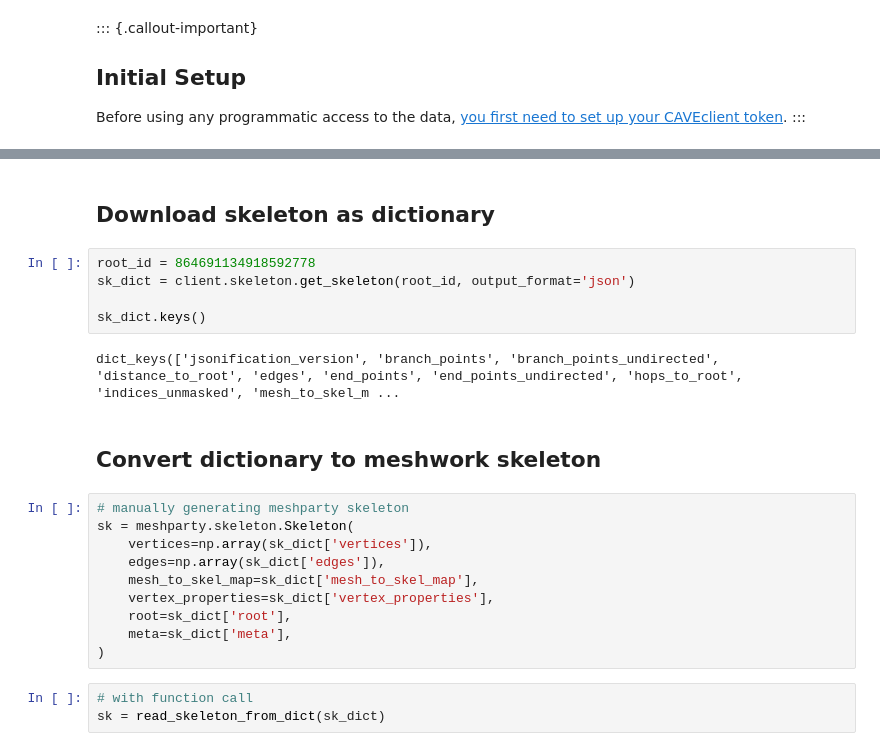
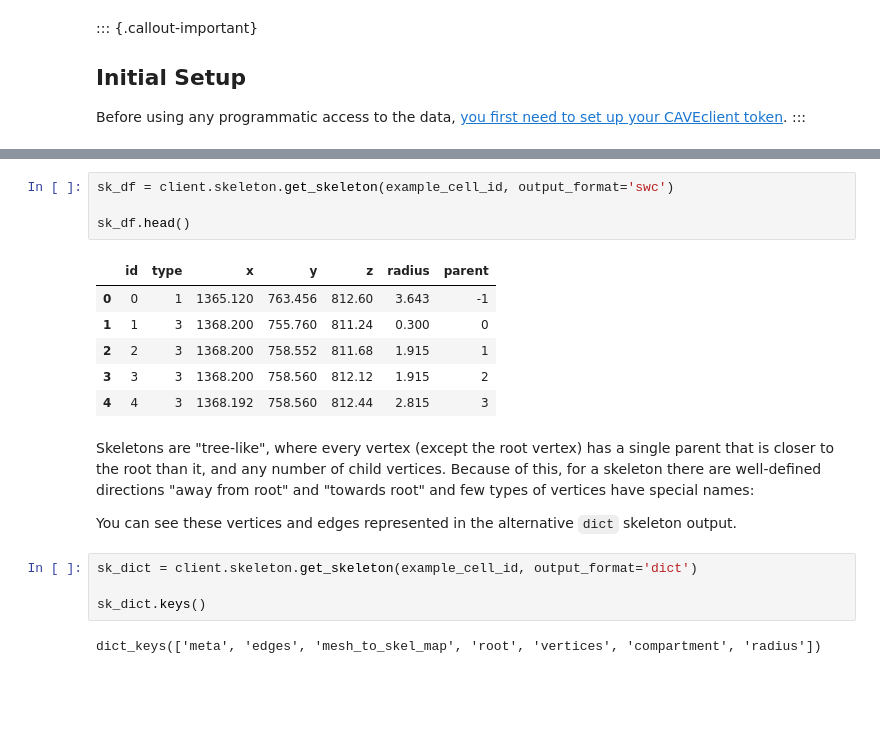
Before and after one commit to AllenInstitute/microns_tutorial, a Jupyter notebook: tutorial_book/quickstart_notebooks/07-cave-download-skeleton.ipynb, the cells around one changed output, grey strips where cells are left out. Cells and saved outputs as stored; diff of their text form; blank space fills up the shorter version.

```diff
--- a/tutorial_book/quickstart_notebooks/07-cave-download-skeleton.ipynb
+++ b/tutorial_book/quickstart_notebooks/07-cave-download-skeleton.ipynb
@@ -95,24 +64,21 @@ def read_skeleton_from_dict(f):
-# %% [markdown]
-## Download skeleton as dictionary
+# %%
+sk_df = client.skeleton.get_skeleton(example_cell_id, output_format='swc')
+
+sk_df.head()
+# %% [output]
+|  | id | type | x | y | z | radius | parent |
+| 0 | 0 | 1 | 1365.120 | 763.456 | 812.60 | 3.643 | -1 |
+| 1 | 1 | 3 | 1368.200 | 755.760 | 811.24 | 0.300 | 0 |
+| 2 | 2 | 3 | 1368.200 | 758.552 | 811.68 | 1.915 | 1 |
+| 3 | 3 | 3 | 1368.200 | 758.560 | 812.12 | 1.915 | 2 |
+| 4 | 4 | 3 | 1368.192 | 758.560 | 812.44 | 2.815 | 3 |
+# %% [markdown]
+Skeletons are "tree-like", where every vertex (except the root vertex) has a single parent that is closer to the root than it, and any number of child vertices. Because of this, for a skeleton there are well-defined directions "away from root" and "towards root" and few types of vertices have special names:
+
+You can see these vertices and edges represented in the alternative `dict` skeleton output.
 # %%
-root_id = 864691134918592778
-sk_dict = client.skeleton.get_skeleton(root_id, output_format='json')
+sk_dict = client.skeleton.get_skeleton(example_cell_id, output_format='dict')
 
 sk_dict.keys()
 # %% [output]
-dict_keys(['jsonification_version', 'branch_points', 'branch_points_undirected', 'distance_to_root', 'edges', 'end_points', 'end_points_undirected', 'hops_to_root', 'indices_unmasked', 'mesh_to_skel_m ...
+dict_keys(['meta', 'edges', 'mesh_to_skel_map', 'root', 'vertices', 'compartment', 'radius'])
-# %% [markdown]
-## Convert dictionary to meshwork skeleton
-# %%
-# manually generating meshparty skeleton
-sk = meshparty.skeleton.Skeleton(
-    vertices=np.array(sk_dict['vertices']),
-    edges=np.array(sk_dict['edges']),
-    mesh_to_skel_map=sk_dict['mesh_to_skel_map'],
-    vertex_properties=sk_dict['vertex_properties'],
-    root=sk_dict['root'],
-    meta=sk_dict['meta'],
-)
-# %%
-# with function call
-sk = read_skeleton_from_dict(sk_dict)
```
Also changed, not shown: parts of 19 cells of this notebook, 3 other files.
